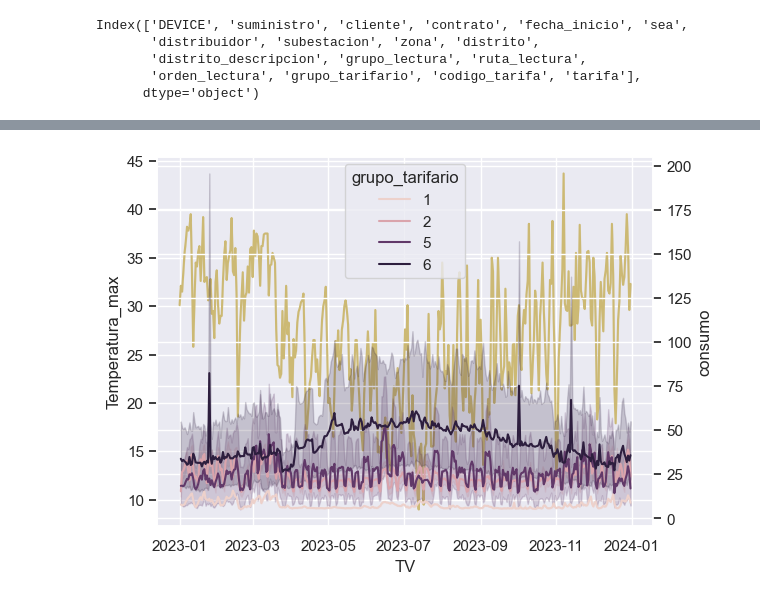
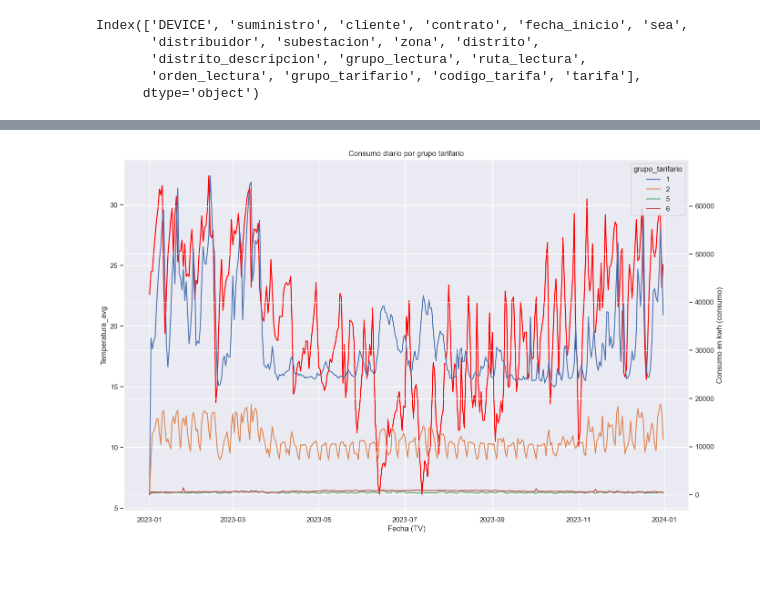
Before and after one commit to pasollipaula/DiplodatosMentoria, a Jupyter notebook: carga_datasets.ipynb, the cells around one changed output, grey strips where cells are left out. Cells and saved outputs as stored; diff of their text form; code cells hidden in the pictures; blank space fills up the shorter version.

Commit message:
Se crea modelo y groupby consumo. Se añaden gráficos con series de tiempo de los consumos

```diff
--- a/carga_datasets.ipynb
+++ b/carga_datasets.ipynb
@@ -713,6 +713,9 @@ features_interesantes_qgis = ['DEVICE','contrato','grupo_tarifario','subestacion
 modelo = consumos[features_interesantes_consumo]
 # %%
 modelo = modelo.merge(qgis[features_interesantes_qgis], how='left', on='DEVICE')
+# %%
+# Debería eliminar la identificacion del medidor del modelo
+modelo.drop('DEVICE', axis=1, inplace=True)
 # %%
 modelo.head()
 # %% [output]
@@ -743,17 +728,25 @@ modelo.corr(numeric_only = True)
+# %%
+# Debería hacer un group by TV (fecha) para sumar todas las filas del mismo día, agrupando por grupo_tarifario, subestacion, y codigo_tarifa
+# sumando los consumos, sumando Maxima_Demanda, y el promedio de contratos.
+consumo_grupo_tarifario = modelo.groupby(['TV','grupo_tarifario','Temperatura_max','Temperatura_min','Temperatura_avg','Precipitaciones','Dia_Consumo','Mes_Consumo','Laboral'])['consumo'].sum() #,['Maxima_Demanda'].sum()]
+# %%
+consumo_grupo_tarifario = consumo_grupo_tarifario.reset_index()
 # %%
 # Identificar la causa de los picos, valles y consumos medios.
-#sns.set_theme(style="darkgrid")
 
-fig, ax = plt.subplots()
+fig, ax = plt.subplots(figsize=(16, 10))
 
 # Plot the responses for different events and regions
-sns.lineplot(x="TV", y="Temperatura_max",
-             data=modelo, ax=ax, color='y')
+sns.lineplot(x="TV", y="Temperatura_avg",
+             data=consumo_grupo_tarifario, ax=ax, color='red')
 ax2 = ax.twinx()
+
 sns.lineplot(x="TV", y="consumo",
              hue="grupo_tarifario", #style="Temperatura_max",
-             data=modelo, ax=ax2)
-
+             data=consumo_grupo_tarifario, ax=ax2, palette=sns.color_palette())
+ax.set(xlabel='Fecha (TV)',
+       title='Consumo diario por grupo tarifario')
+ax2.set(ylabel='Consumo en kwh (consumo)')
 plt.show()
 # %% [output]
-[figure, old version]
+[figure, new version]
```
Also changed, not shown: parts of 11 cells of this notebook.
